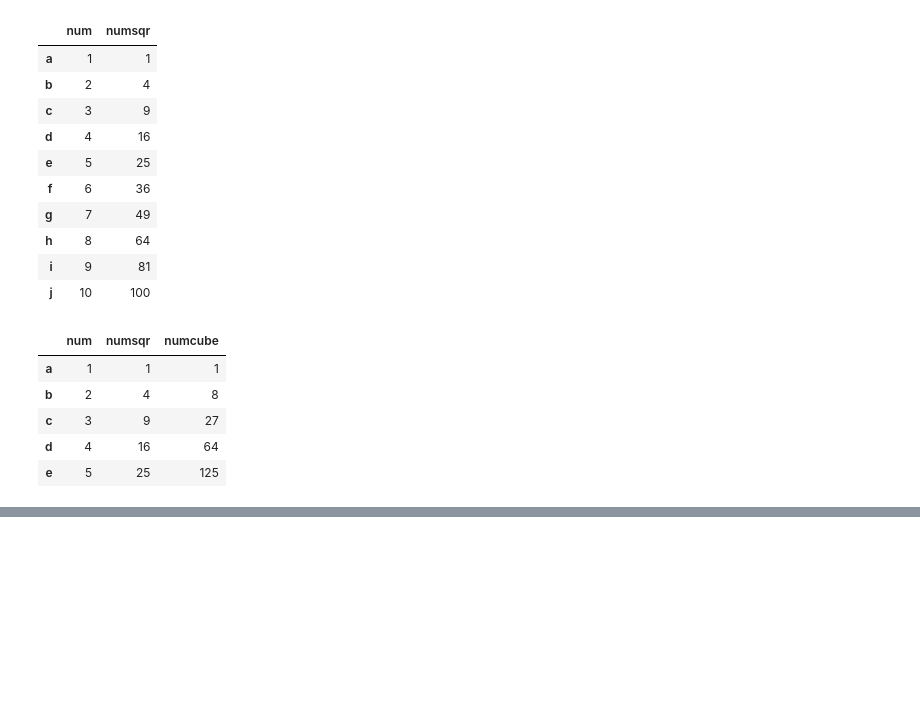
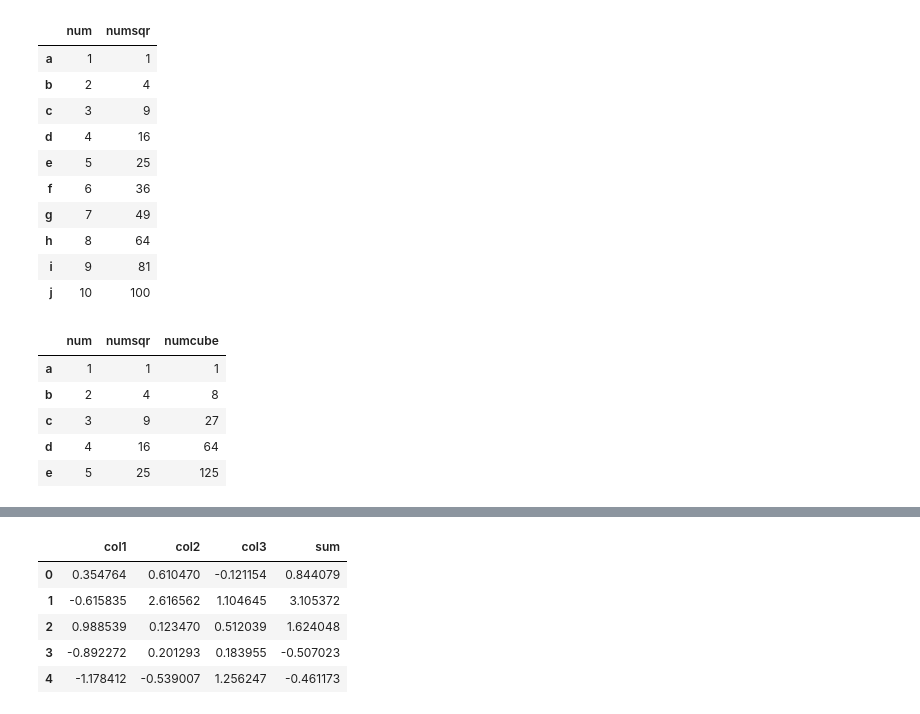
Before and after one commit to AjayKarki/DWIT_Module3, a Jupyter notebook: Pandas Practice.ipynb, the cells around one changed output, grey strips where cells are left out. Drawn from its saved outputs; the diff is of its cells as text; code cells hidden in the pictures; blank space fills up the shorter version.

```diff
--- a/Pandas Practice.ipynb
+++ b/Pandas Practice.ipynb
@@ -254,0 +462,11 @@ df.iloc[:5]
+# %%
+df['sum'] = df.apply(lambda cols: cols[0]+cols[1]+cols[2],axis=1)
+# %%
+df
+# %% [output]
+|  | col1 | col2 | col3 | sum |
+| 0 | 0.354764 | 0.610470 | -0.121154 | 0.844079 |
+| 1 | -0.615835 | 2.616562 | 1.104645 | 3.105372 |
+| 2 | 0.988539 | 0.123470 | 0.512039 | 1.624048 |
+| 3 | -0.892272 | 0.201293 | 0.183955 | -0.507023 |
+| 4 | -1.178412 | -0.539007 | 1.256247 | -0.461173 |
```
Also changed, not shown: parts of 25 cells of this notebook.
